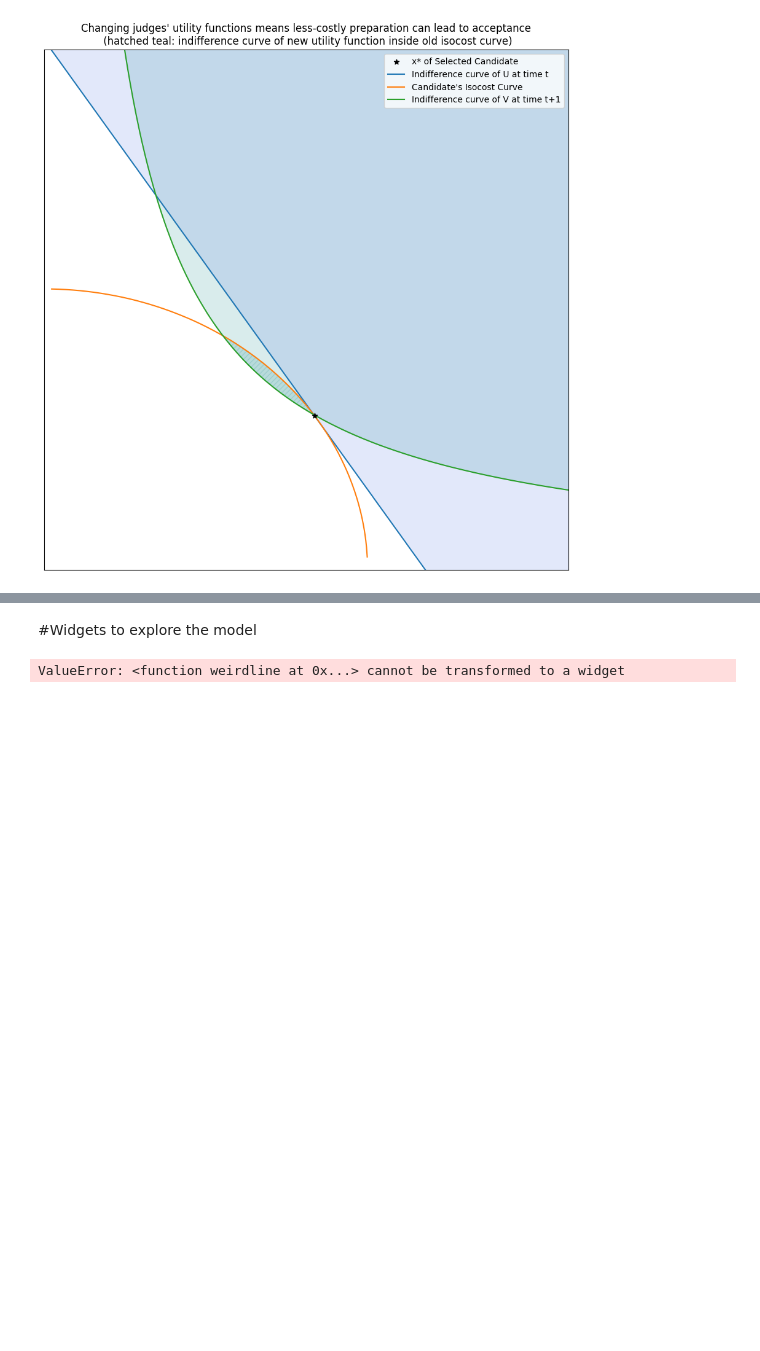
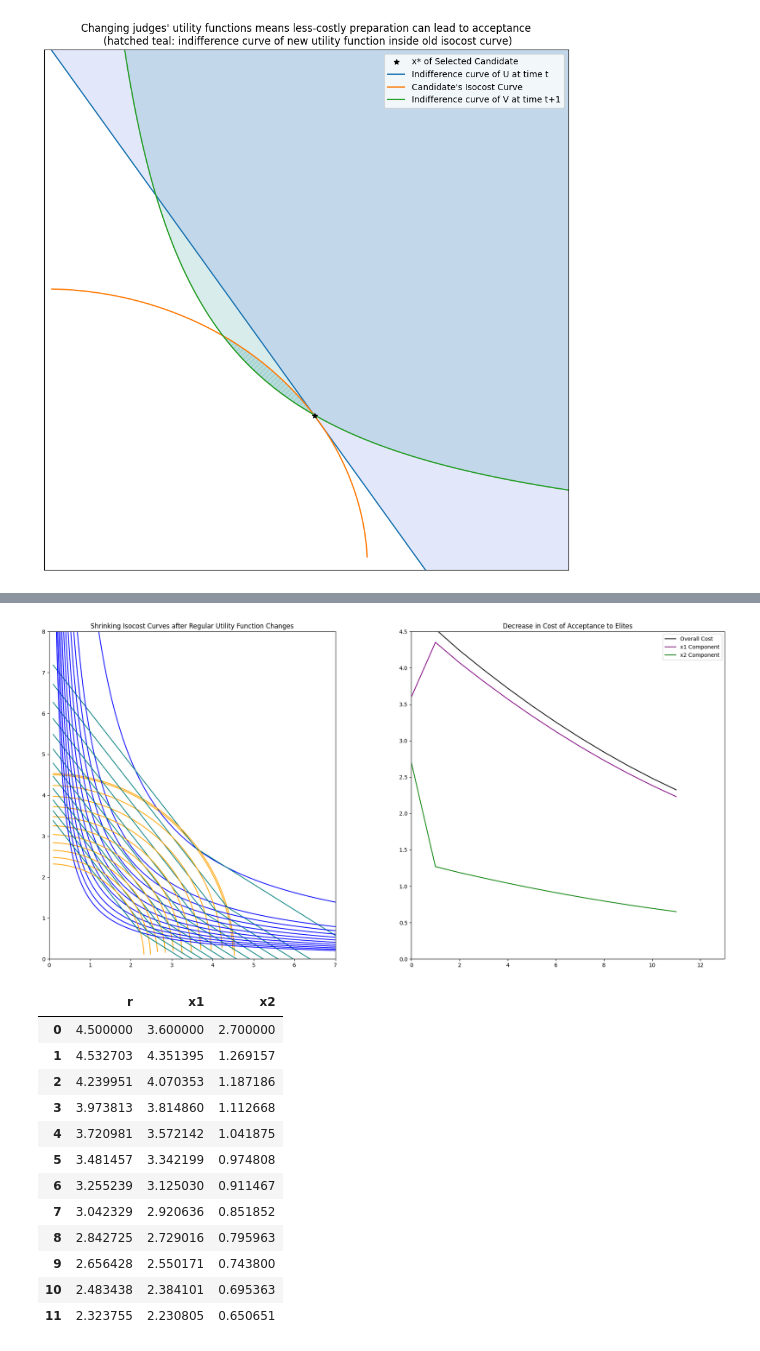
Before and after one commit to amatrhr/gitmisc, a Jupyter notebook: sobel_widgets.ipynb, the cells around one changed output, grey strips where cells are left out. Saved outputs shown, nothing was run; the diff lists cells and outputs as text; code cells hidden in the pictures; blank space fills up the shorter version.

```diff
--- a/sobel_widgets.ipynb
+++ b/sobel_widgets.ipynb
@@ -336,18 +332,20 @@ dynamic_plot( n_iter=2)
 |  | r | x1 | x2 |
 | 0 | 4.50000 | 3.600000 | 2.700000 |
 | 1 | 3.81413 | 3.661565 | 1.067956 |
-# %% [markdown]
-#Widgets to explore the model
-# %%
-'''
-Widget body to run the model
-  - slider to set the number of iterations
-  - dropdown to choose the functional form of V(x)
-  - plot all
-
-'''
-
-interact(dynamic_plot, x0 = fixed(3.6), a = fixed(6), b = fixed(9.6), n_iter = fixed(4),
-                 r = fixed(1.25*3.6), utefunc= JudgeIndiff.linear );
-# %% [output]
-ValueError: <function weirdline at 0x...> cannot be transformed to a widget
+# %%
+dynamic_plot(utefunc=tangents, n_iter=12, vtefunc=rhyperb)
+# %% [output]
+[figure, added]
+|  | r | x1 | x2 |
+| 0 | 4.500000 | 3.600000 | 2.700000 |
+| 1 | 4.532703 | 4.351395 | 1.269157 |
+| 2 | 4.239951 | 4.070353 | 1.187186 |
+| 3 | 3.973813 | 3.814860 | 1.112668 |
+| 4 | 3.720981 | 3.572142 | 1.041875 |
+| 5 | 3.481457 | 3.342199 | 0.974808 |
+| 6 | 3.255239 | 3.125030 | 0.911467 |
+| 7 | 3.042329 | 2.920636 | 0.851852 |
+| 8 | 2.842725 | 2.729016 | 0.795963 |
+| 9 | 2.656428 | 2.550171 | 0.743800 |
+| 10 | 2.483438 | 2.384101 | 0.695363 |
+| 11 | 2.323755 | 2.230805 | 0.650651 |
```
Also changed, not shown: parts of 8 cells of this notebook.
